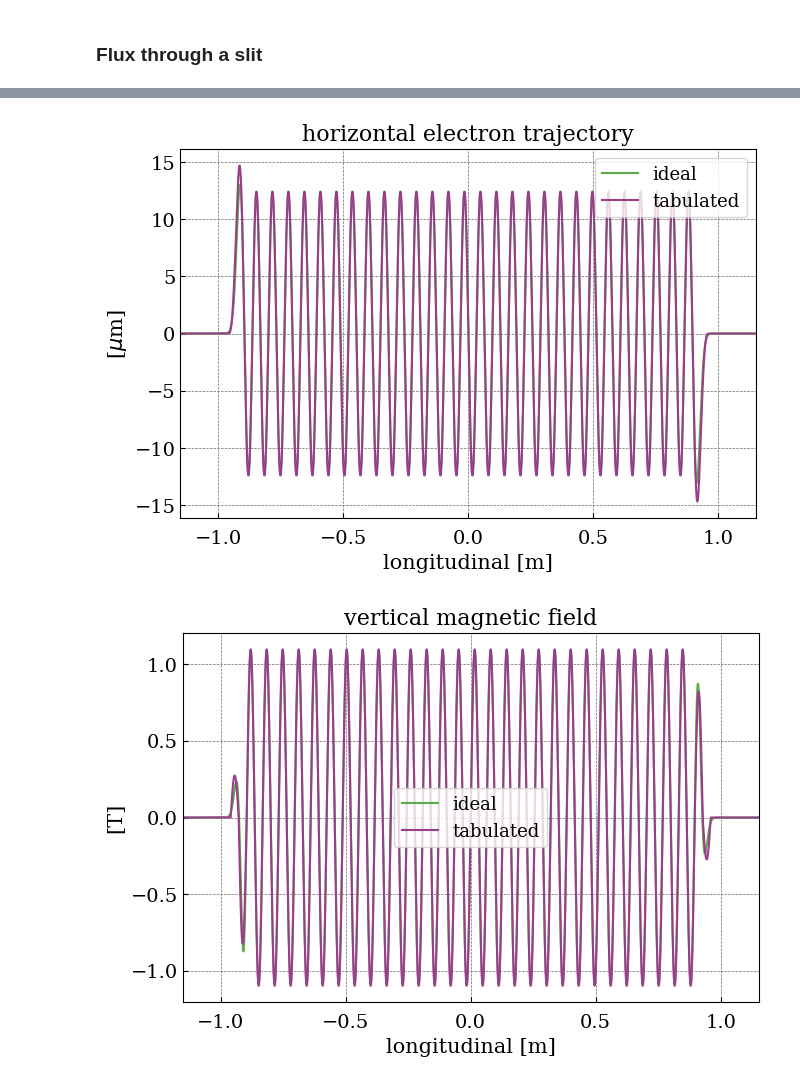
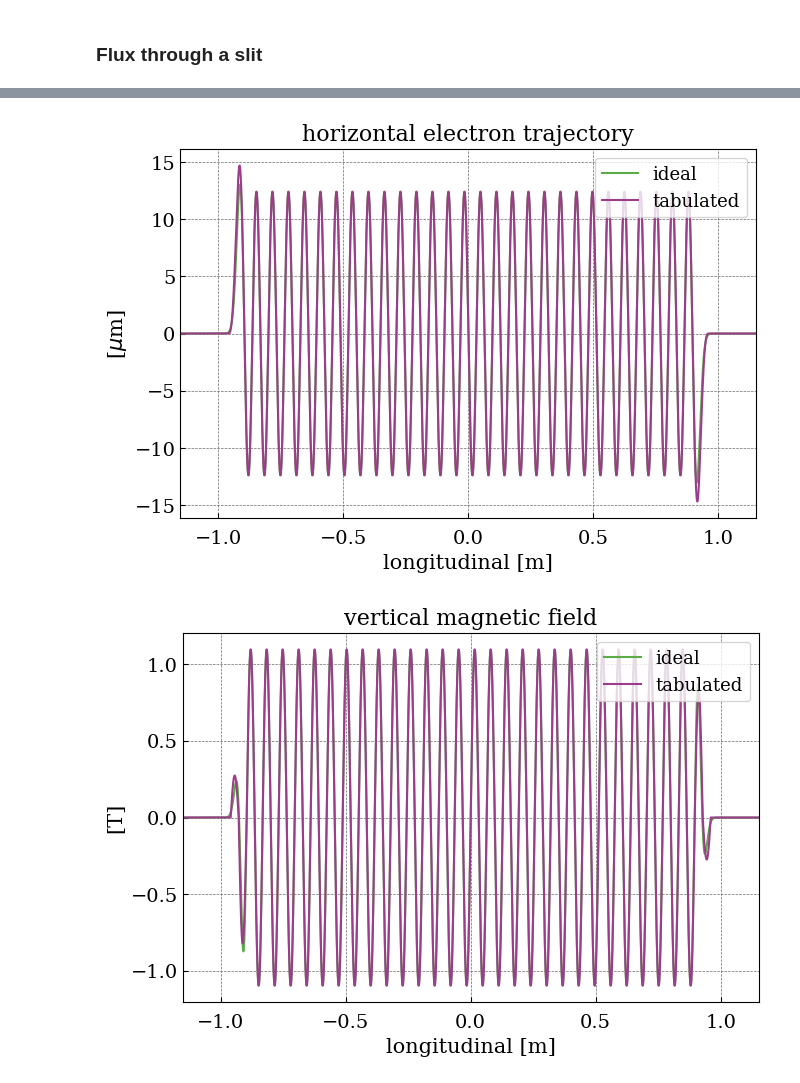
Before and after one commit to barc4/barc4sr, a Jupyter notebook: examples/example_u01 - undulator spectrum.ipynb, the cells around one changed output, grey strips where cells are left out. Saved outputs shown, nothing was run; the diff lists cells and outputs as text; code cells hidden in the pictures.

```diff
--- a/examples/example_u01 - undulator spectrum.ipynb
+++ b/examples/example_u01 - undulator spectrum.ipynb
@@ -351,23 +332,23 @@ img.info_1d_plot(2, "tabulated me.", 0, '-', False, 0, 1).plot_1d(enable=True, h
 [figure]
 # %%
-eTraj_ideal = read_electron_trajectory(r".\example_01\SOLEIL-U64mm_on_axis_eTraj.dat")
-eTraj_meas = read_electron_trajectory(r".\example_01\SOLEIL-tabU64mm_on_axis_eTraj.dat")
+eTraj_ideal = read_electron_trajectory(r".\_results\SOLEIL-U64mm_on_axis_eTraj.dat")
+eTraj_meas = read_electron_trajectory(r".\_results\SOLEIL-tabU64mm_on_axis_eTraj.dat")
 
 img = PlotManager(eTraj_ideal["X"]*1E6, eTraj_ideal["Z"])
 img.additional_info("horizontal electron trajectory", "longitudinal [m]", "[$\mu$m]")
 img.aesthetics(400, True, True, 0 , 1, True, 2)
-img.info_1d_plot(2, "ideal", 0, '-', False, 0, 1).plot_1d(enable=False, hold=False)
+img.info_1d_plot(2, "ideal", 1, '-', False, 0, 1).plot_1d(enable=False, hold=False)
 img.image = eTraj_meas["X"]*1E6
 img.x = eTraj_meas["Z"]
-img.info_1d_plot(3, "tabulated", 0, '-', False, 0, 1).plot_1d(enable=True, hold=True)
+img.info_1d_plot(3, "tabulated", 1, '-', False, 0, 1).plot_1d(enable=True, hold=True)
 
 img = PlotManager(eTraj_ideal["By"], eTraj_ideal["Z"])
 img.additional_info("vertical magnetic field", "longitudinal [m]", "[T]")
 img.aesthetics(400, True, True, 0 , 1, True, 2)
-img.info_1d_plot(2, "ideal", 0, '-', False, 0, 1).plot_1d(enable=False, hold=False)
+img.info_1d_plot(2, "ideal", 1, '-', False, 0, 1).plot_1d(enable=False, hold=False)
 img.image = eTraj_meas["By"]
 img.x = eTraj_meas["Z"]
-img.info_1d_plot(3, "tabulated", 0, '-', False, 0, 1).plot_1d(enable=True, hold=True)
+img.info_1d_plot(3, "tabulated", 1, '-', False, 0, 1).plot_1d(enable=True, hold=True)
 # %% [output]
 [figure]
-[figure, old version]
+[figure, new version]
```
Also changed, not shown: parts of 14 cells of this notebook, 10 other files.
